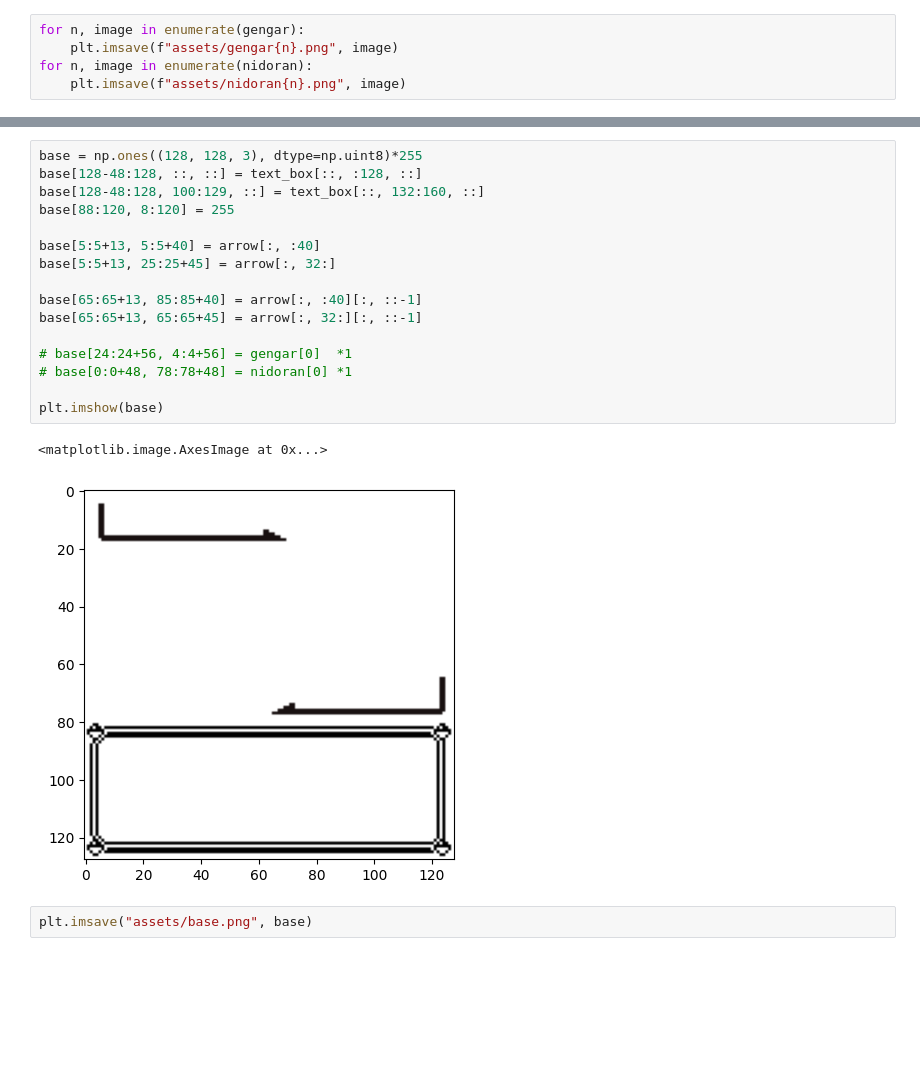
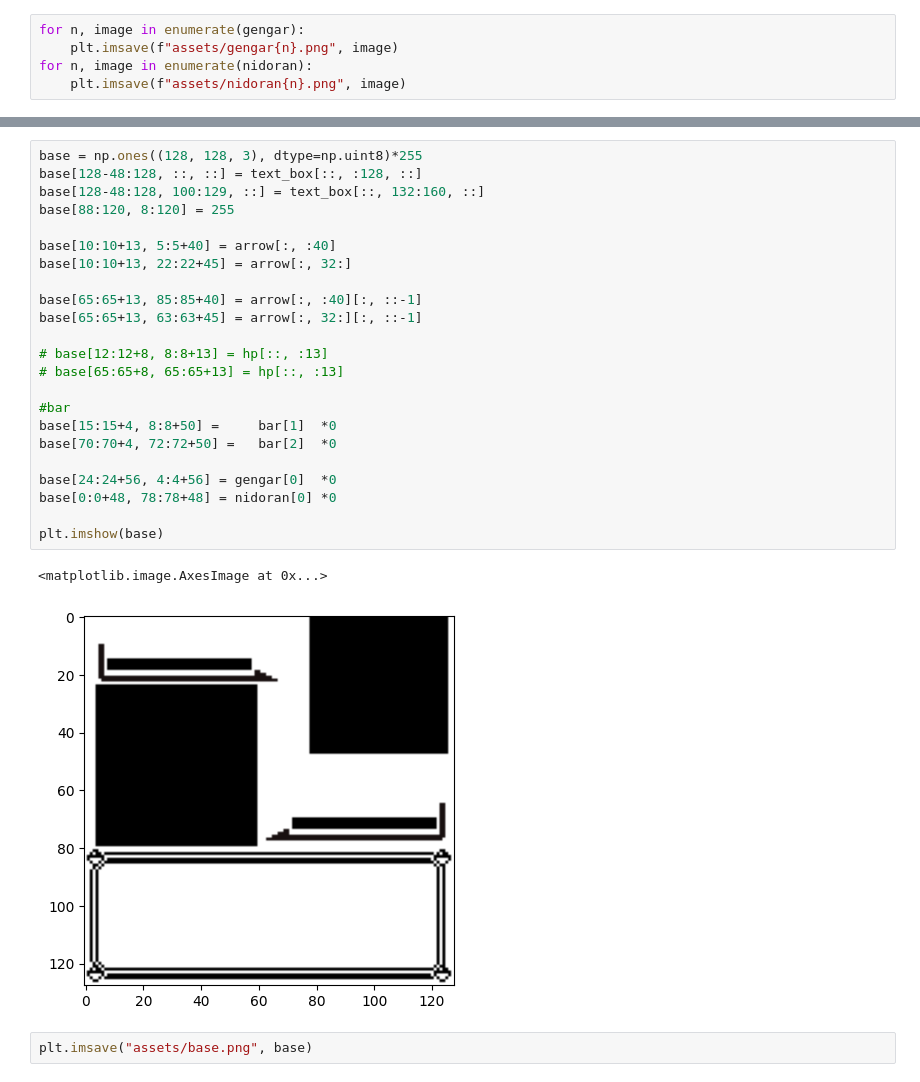
Before and after one commit to rir001/SEP_projects, a Jupyter notebook: image_to_hex.ipynb, the cells around one changed output, grey strips where cells are left out. Drawn from its saved outputs; the diff is of its cells as text; blank space fills up the shorter version.

Commit message:
base

```diff
--- a/image_to_hex.ipynb
+++ b/image_to_hex.ipynb
@@ -53,21 +55,28 @@ array([255, 255, 255], dtype=uint8)
 # %%
 base = np.ones((128, 128, 3), dtype=np.uint8)*255
 base[128-48:128, ::, ::] = text_box[::, :128, ::]
 base[128-48:128, 100:129, ::] = text_box[::, 132:160, ::]
 base[88:120, 8:120] = 255
 
-base[5:5+13, 5:5+40] = arrow[:, :40]
-base[5:5+13, 25:25+45] = arrow[:, 32:]
+base[10:10+13, 5:5+40] = arrow[:, :40]
+base[10:10+13, 22:22+45] = arrow[:, 32:]
 
 base[65:65+13, 85:85+40] = arrow[:, :40][:, ::-1]
-base[65:65+13, 65:65+45] = arrow[:, 32:][:, ::-1]
+base[65:65+13, 63:63+45] = arrow[:, 32:][:, ::-1]
 
-# base[24:24+56, 4:4+56] = gengar[0]  *1
-# base[0:0+48, 78:78+48] = nidoran[0] *1
+# base[12:12+8, 8:8+13] = hp[::, :13]
+# base[65:65+8, 65:65+13] = hp[::, :13]
+
+#bar
+base[15:15+4, 8:8+50] =     bar[1]  *0
+base[70:70+4, 72:72+50] =   bar[2]  *0
+
+base[24:24+56, 4:4+56] = gengar[0]  *0
+base[0:0+48, 78:78+48] = nidoran[0] *0
 
 plt.imshow(base)
 # %% [output]
 <matplotlib.image.AxesImage at 0x...>
-[figure, old version]
+[figure, new version]
 # %%
 plt.imsave("assets/base.png", base)
```
Also changed, not shown: parts of 6 cells of this notebook, 1 other file.
